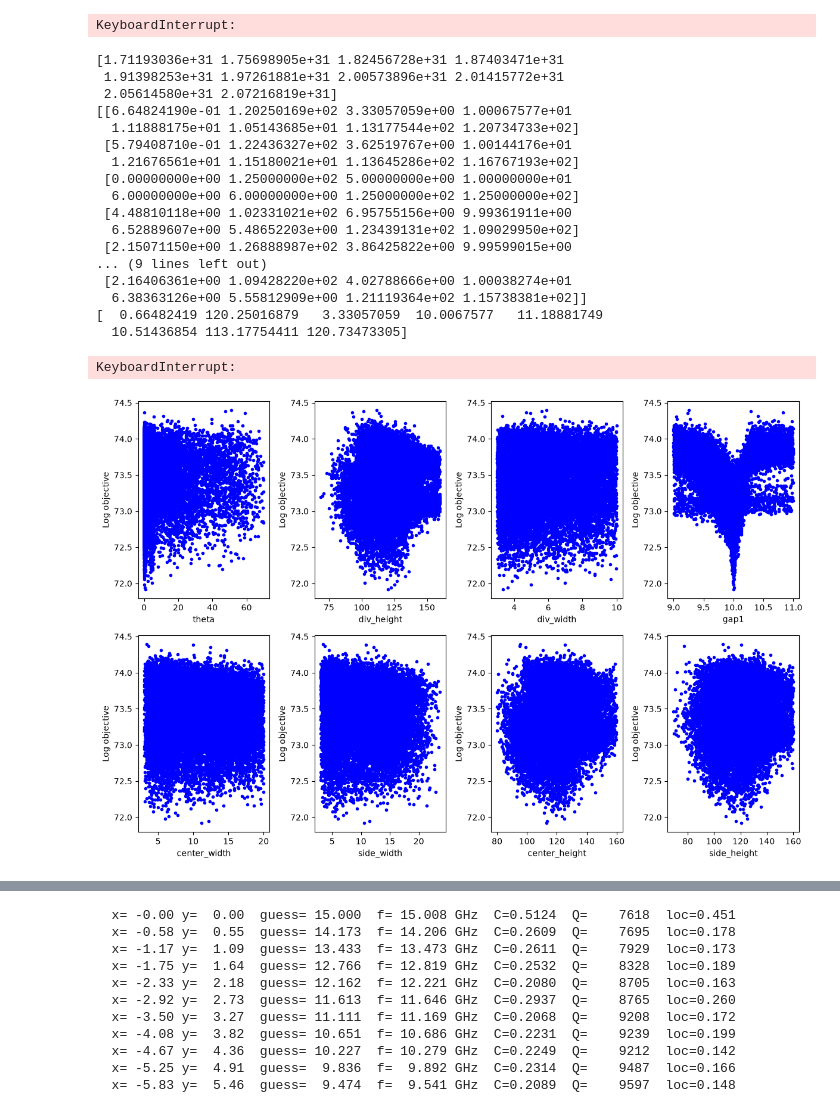
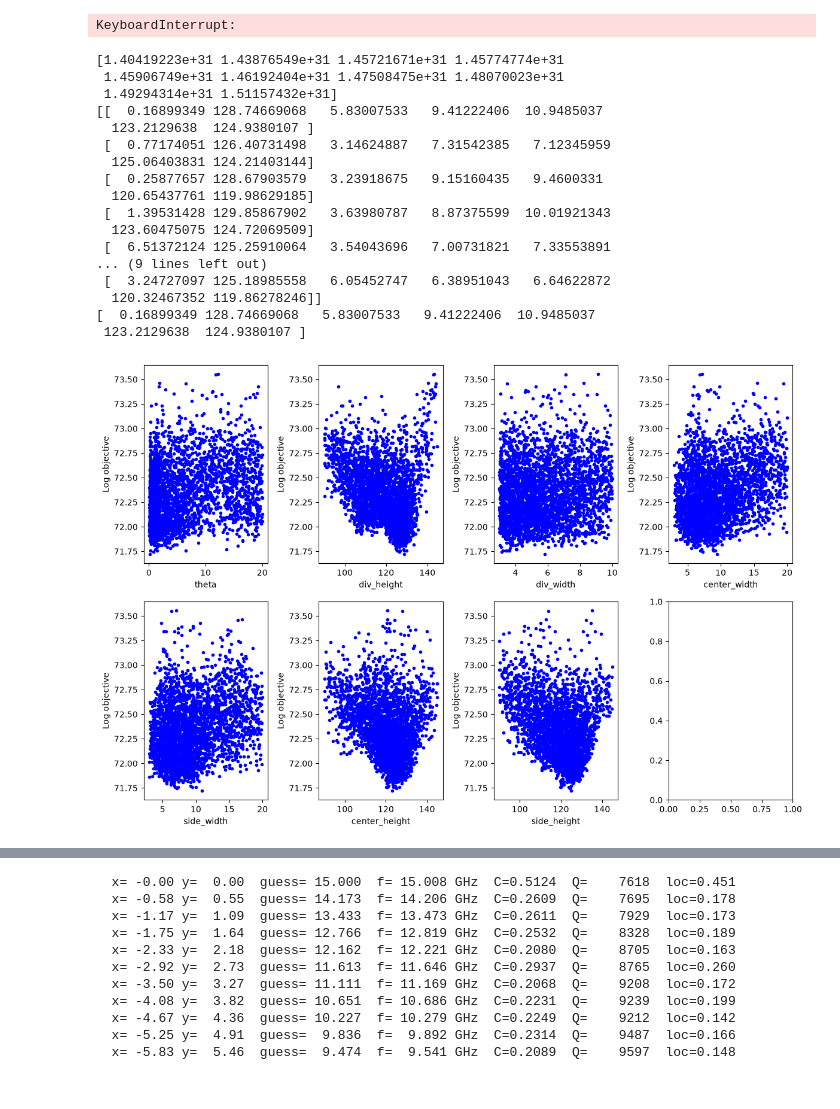
Before and after one commit to william-w05/toaster, a Jupyter notebook: analyze_results.ipynb, the cells around one changed output, grey strips where cells are left out. Saved outputs shown, nothing was run; the diff lists cells and outputs as text; code cells hidden in the pictures.

```diff
--- a/analyze_results.ipynb
+++ b/analyze_results.ipynb
@@ -11,9 +14,12 @@ import matplotlib.pyplot as plt
 
 NUM = re.compile(r"[-+]?(?:\d+\.?\d*|\.\d+)(?:[eE][-+]?\d+)?")
 # %%
-df = pd.read_csv("results/08_04_2026_mcmc_results/fem_evals.csv")
+df = pd.read_csv("results/08_10_2026_mcmc_results/fem_evals.csv")
 
 params = df['Parameters']
+
+print(params)
+
 values = df['Value']
 wid = df['Walker']
 params_arr = []
@@ -21,7 +27,7 @@ values_arr = []
 wid_arr = []
 
 for i, param in enumerate(params):
-    params_arr.append(mcmc._parse_params(param))
+    params_arr.append(mcmc._parse_params(param, n_params=7))
     values_arr.append(values.loc[i])
     wid_arr.append(wid.loc[i])
 
@@ -31,10 +37,12 @@ wid_arr = np.asarray(wid_arr)
 
 # ignore the 1e+33 values
 ignore_args = np.where(values_arr!=1e+33)
-gap1_vals = params_arr[:,3]
-theta_vals = params_arr[:,0]
-gap1_vals = gap1_vals[ignore_args]
 values_arr = values_arr[ignore_args]
-theta_vals = theta_vals[ignore_args]
 wid_arr = wid_arr[ignore_args]
 params_arr = params_arr[ignore_args]
+
+#print(values_arr)
+#print(params_arr)
+
+print(np.mean(values_arr))
+print(np.std(values_arr))
@@ -87,39 +110,38 @@ print(t10_params)
 
 best_params = params_arr[best][0]
 print(best_params)
-print(mcmc.fom(best_params, verbose=True))
+#print(mcmc.fom(best_params, verbose=True))
 # %% [output]
-[1.71193036e+31 1.75698905e+31 1.82456728e+31 1.87403471e+31
- 1.91398253e+31 1.97261881e+31 2.00573896e+31 2.01415772e+31
- 2.05614580e+31 2.07216819e+31]
-[[6.64824190e-01 1.20250169e+02 3.33057059e+00 1.00067577e+01
-  1.11888175e+01 1.05143685e+01 1.13177544e+02 1.20734733e+02]
- [5.79408710e-01 1.22436327e+02 3.62519767e+00 1.00144176e+01
-  1.21676561e+01 1.15180021e+01 1.13645286e+02 1.16767193e+02]
- [0.00000000e+00 1.25000000e+02 5.00000000e+00 1.00000000e+01
-  6.00000000e+00 6.00000000e+00 1.25000000e+02 1.25000000e+02]
- [4.48810118e+00 1.02331021e+02 6.95755156e+00 9.99361911e+00
-  6.52889607e+00 5.48652203e+00 1.23439131e+02 1.09029950e+02]
- [2.15071150e+00 1.26888987e+02 3.86425822e+00 9.99599015e+00
+[1.40419223e+31 1.43876549e+31 1.45721671e+31 1.45774774e+31
+ 1.45906749e+31 1.46192404e+31 1.47508475e+31 1.48070023e+31
+ 1.49294314e+31 1.51157432e+31]
+[[  0.16899349 128.74669068   5.83007533   9.41222406  10.9485037
+  123.2129638  124.9380107 ]
+ [  0.77174051 126.40731498   3.14624887   7.31542385   7.12345959
+  125.06403831 124.21403144]
+ [  0.25877657 128.67903579   3.23918675   9.15160435   9.4600331
+  120.65437761 119.98629185]
+ [  1.39531428 129.85867902   3.63980787   8.87375599  10.01921343
+  123.60475075 124.72069509]
+ [  6.51372124 125.25910064   3.54043696   7.00731821   7.33553891
 ... (9 lines left out)
- [2.16406361e+00 1.09428220e+02 4.02788666e+00 1.00038274e+01
-  6.38363126e+00 5.55812909e+00 1.21119364e+02 1.15738381e+02]]
-[  0.66482419 120.25016879   3.33057059  10.0067577   11.18881749
-  10.51436854 113.17754411 120.73473305]
+ [  3.24727097 125.18985558   6.05452747   6.38951043   6.64622872
+  120.32467352 119.86278246]]
+[  0.16899349 128.74669068   5.83007533   9.41222406  10.9485037
+ 123.2129638  124.9380107 ]
-KeyboardInterrupt:
 # %%
-param_names = ['theta', 'div_height', 'div_width', 'gap1', 'center_width', 'side_width', 'center_height', 'side_height']
+param_names = ['theta', 'div_height', 'div_width', 'center_width', 'side_width', 'center_height', 'side_height']
 num_params = len(param_names)
-fig, ax = plt.subplots(2, 4, figsize=(12,8))
+fig, ax = plt.subplots(2,4, figsize=(12,8))
 ax_flat = ax.flatten()
 
 for i, name in enumerate(param_names):
     ax_flat[i].scatter(params_arr[:,i], np.log(values_arr), c='b', marker='.')
     ax_flat[i].set_xlabel(name)
     ax_flat[i].set_ylabel("Log objective")
 
 plt.tight_layout()
 plt.show()
 # %% [output]
-[figure, old version]
+[figure, new version]
 # %%
```
Also changed, not shown: parts of 8 cells of this notebook, 6 other files.
